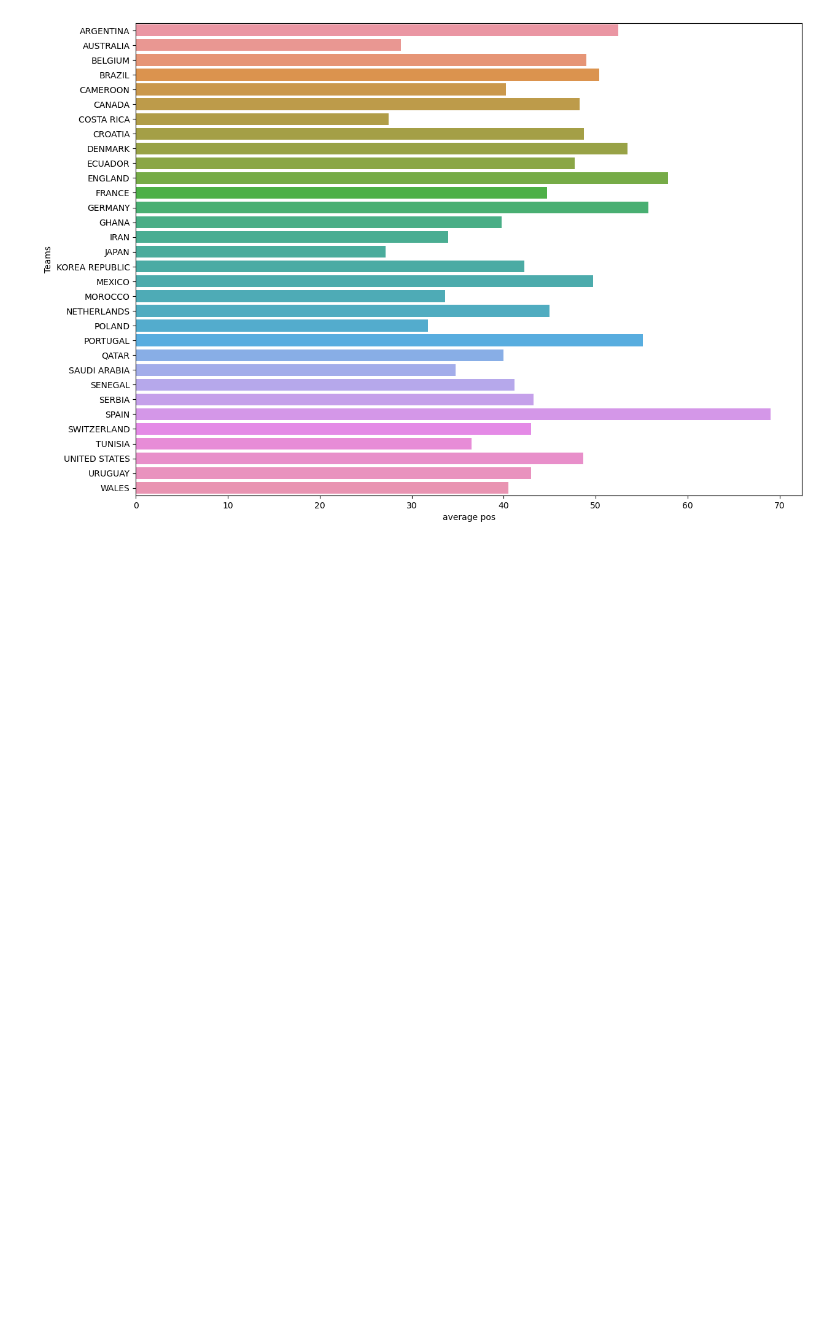
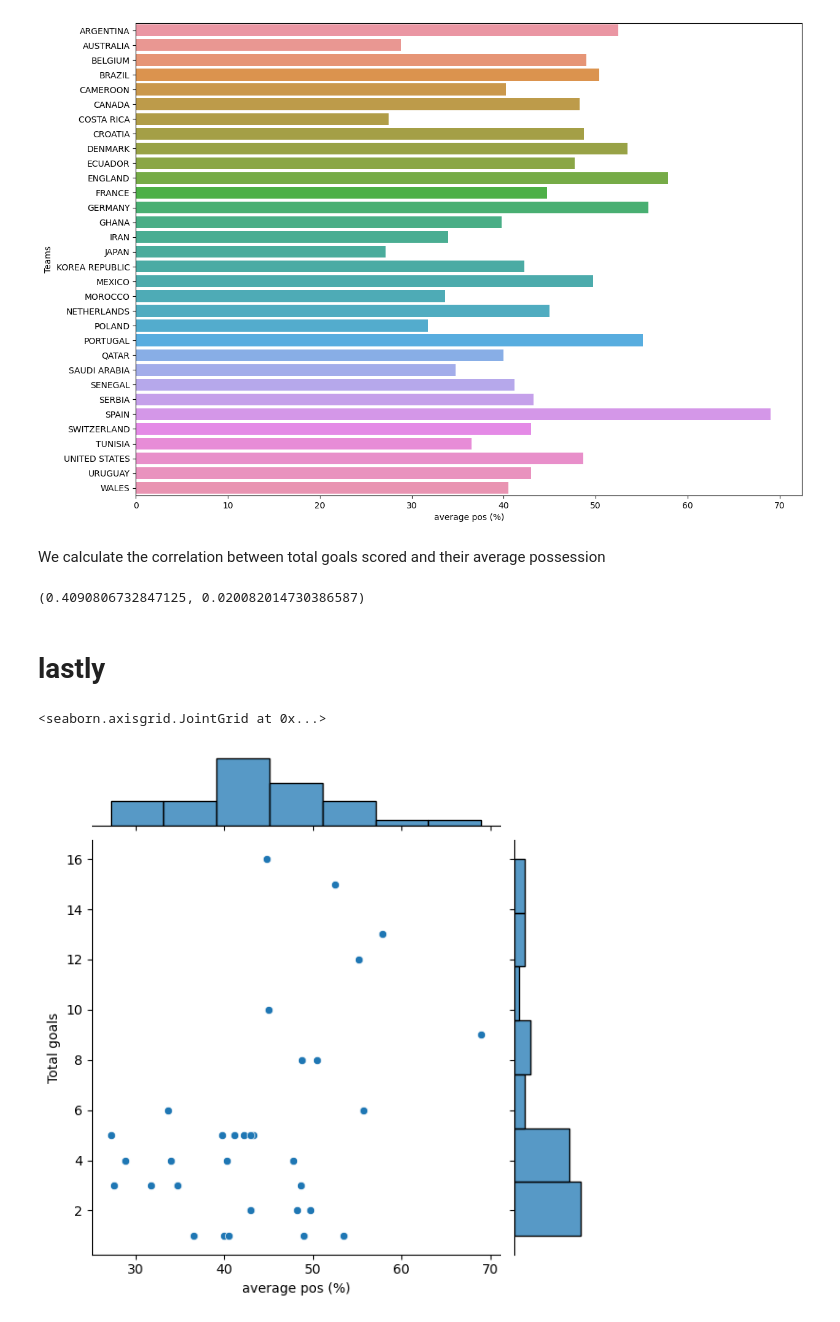
Before and after one commit to NusretSalli/Data_visualization, a Jupyter notebook: Fifa_world_cup_matches.ipynb, the cells around one changed output. Saved outputs shown, nothing was run; the diff lists cells and outputs as text; code cells hidden in the pictures; blank space fills up the shorter version.

```diff
--- a/Fifa_world_cup_matches.ipynb
+++ b/Fifa_world_cup_matches.ipynb
@@ -200,3 +173,22 @@ sns.barplot(
 plt.show()
 # %% [output]
 [figure]
+# %% [markdown]
+We calculate the correlation between total goals scored and their average possession
+# %%
+import scipy.stats
+
+correlation = scipy.stats.pearsonr(pos_data["average pos (%)"],goals_data["Total goals"]) # correlation (pearson) and two-tailed p-value
+
+correlation # 0,40 is not that correlated, but if anything more possession results in a more goals scored.
+# %% [output]
+(0.4090806732847125, 0.020082014730386587)
+# %% [markdown]
+# lastly
+# %%
+pos_goal_data = pd.merge(left = goals_data, right = pos_data, on = "Teams") # combining them
+
+sns.jointplot(data=pos_goal_data, x="average pos (%)", y="Total goals")
+# %% [output]
+<seaborn.axisgrid.JointGrid at 0x...>
+[figure, added]
```
Also changed, not shown: parts of 5 cells of this notebook.
